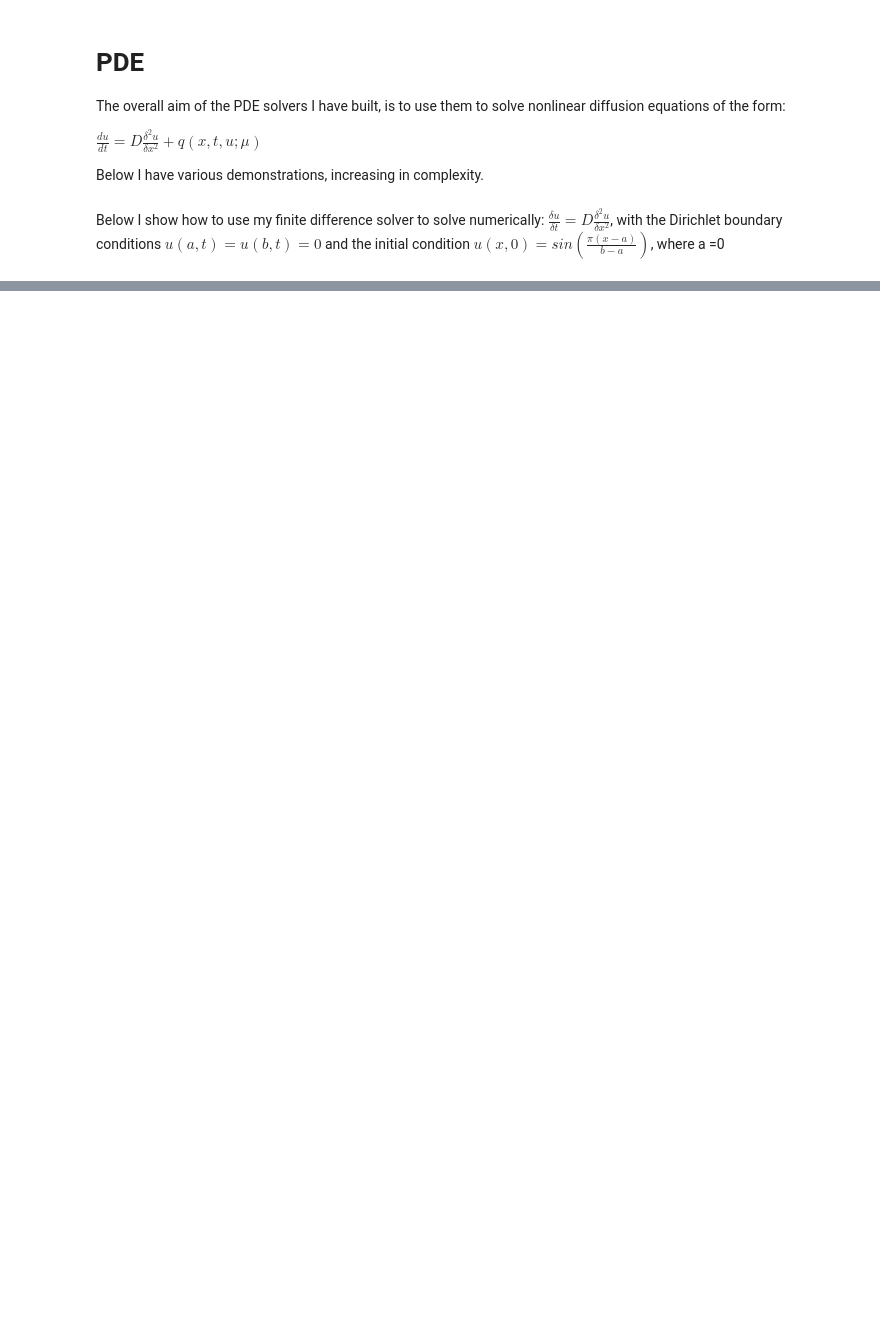
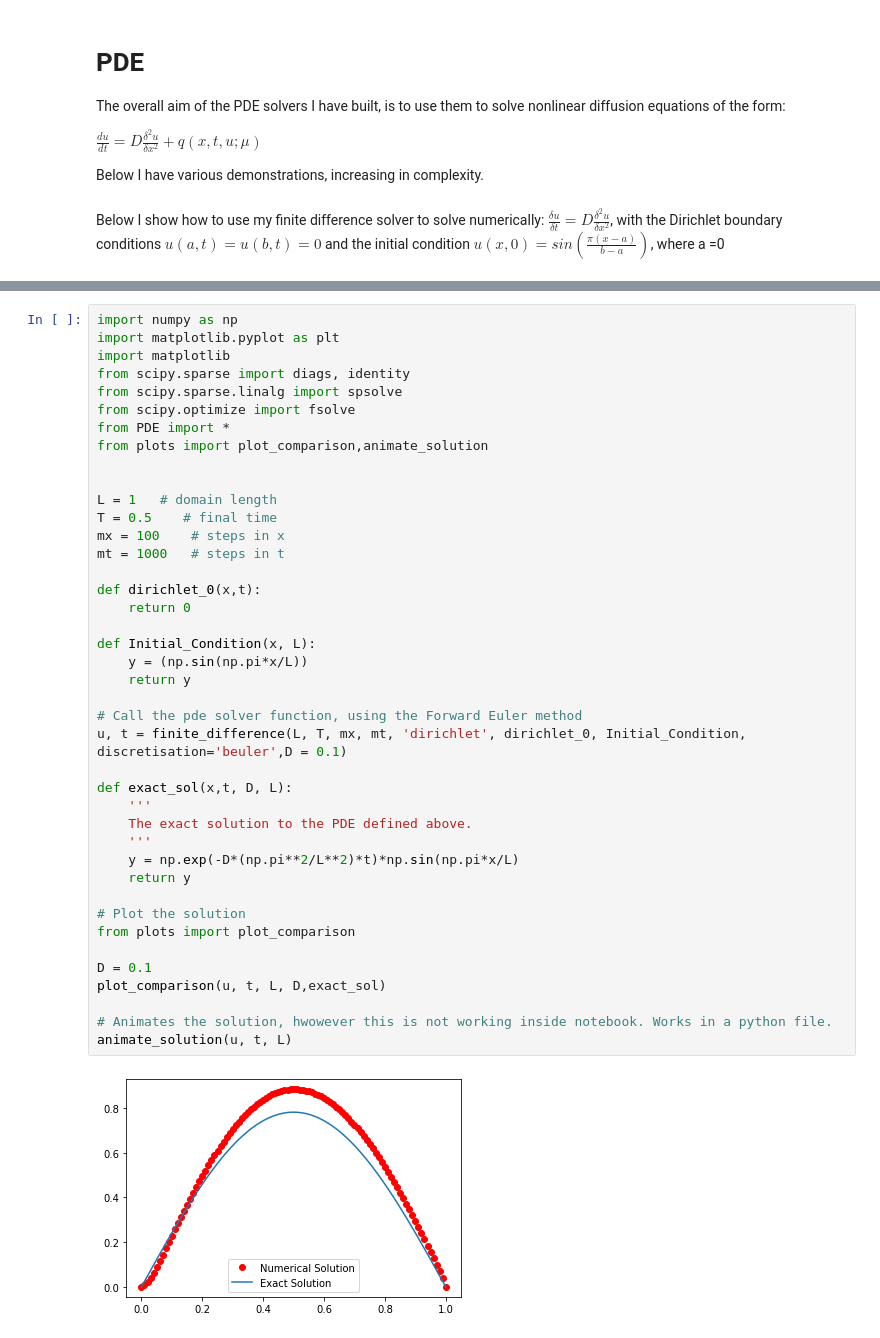
Before and after one commit to joesouber/EMAT30008, a Jupyter notebook: report.ipynb, the cells around one changed output, grey strips where cells are left out. Cells and saved outputs as stored; diff of their text form; blank space fills up the shorter version.

```diff
--- a/report.ipynb
+++ b/report.ipynb
@@ -332,0 +357,43 @@ TypeError: u_exact() missing 1 required positional argument: 'L'
+# %%
+import numpy as np
+import matplotlib.pyplot as plt
+import matplotlib
+from scipy.sparse import diags, identity
+from scipy.sparse.linalg import spsolve
+from scipy.optimize import fsolve
+from PDE import *
+from plots import plot_comparison,animate_solution
+
+
+L = 1   # domain length
+T = 0.5    # final time
+mx = 100    # steps in x
+mt = 1000   # steps in t
+
+def dirichlet_0(x,t):
+    return 0
+
+def Initial_Condition(x, L):
+    y = (np.sin(np.pi*x/L))
+    return y
+
+# Call the pde solver function, using the Forward Euler method
+u, t = finite_difference(L, T, mx, mt, 'dirichlet', dirichlet_0, Initial_Condition, discretisation='beuler',D = 0.1)
+
+def exact_sol(x,t, D, L):
+    '''
+    The exact solution to the PDE defined above.
+    '''
+    y = np.exp(-D*(np.pi**2/L**2)*t)*np.sin(np.pi*x/L)
+    return y
+
+# Plot the solution
+from plots import plot_comparison
+
+D = 0.1
+plot_comparison(u, t, L, D,exact_sol)
+
+# Animates the solution, hwowever this is not working inside notebook. Works in a python file.
+animate_solution(u, t, L)
+# %% [output]
+[figure, added]
```
Also changed, not shown: parts of 8 cells of this notebook.
